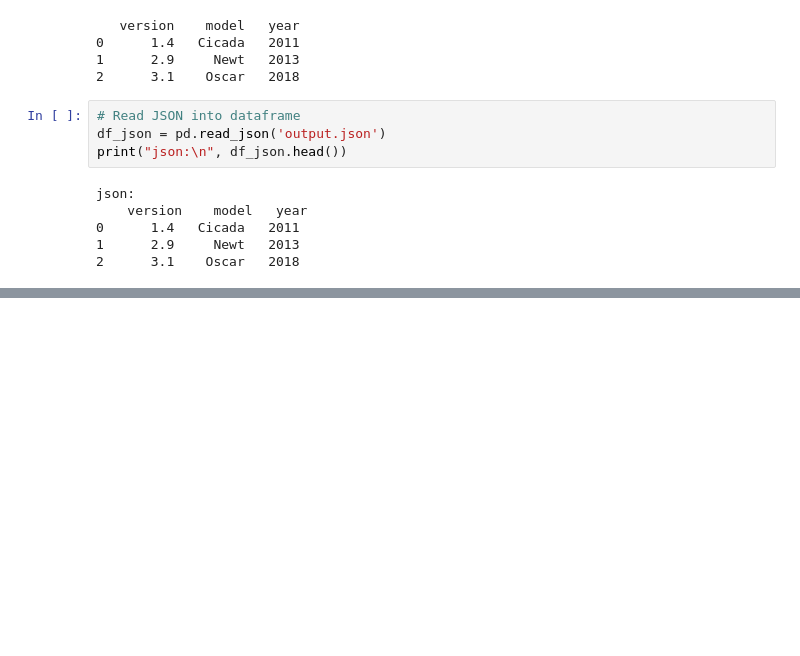
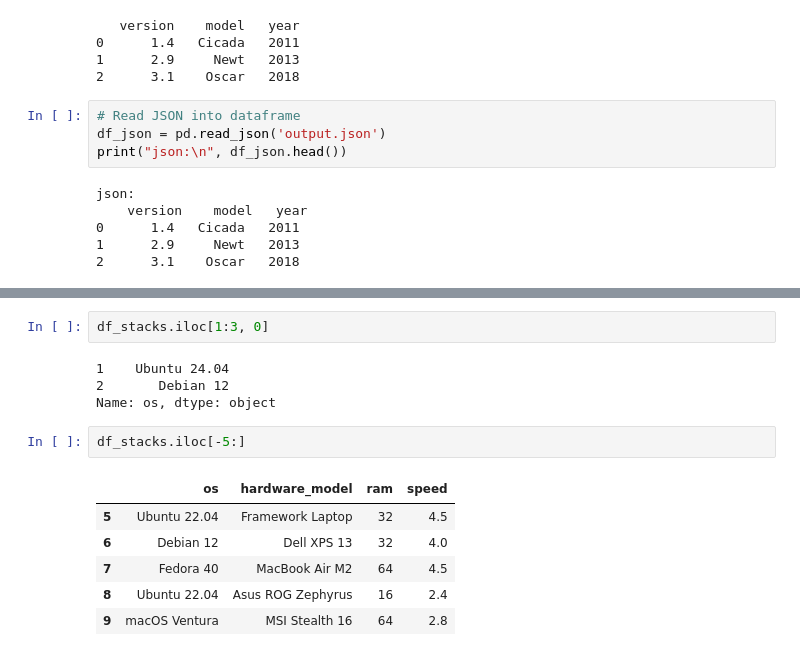
Before and after one commit to rb-thompson/gen-ai, a Jupyter notebook: week-07/pandas_mastery.ipynb, the cells around one changed output, grey strips where cells are left out. Cells and saved outputs as stored; diff of their text form; blank space fills up the shorter version.

```diff
--- a/week-07/pandas_mastery.ipynb
+++ b/week-07/pandas_mastery.ipynb
@@ -356,0 +446,15 @@ Number of unique operating systems: 6
+# %%
+df_stacks.iloc[1:3, 0]
+# %% [output]
+1    Ubuntu 24.04
+2       Debian 12
+Name: os, dtype: object
+# %%
+df_stacks.iloc[-5:]
+# %% [output]
+|  | os | hardware_model | ram | speed |
+| 5 | Ubuntu 22.04 | Framework Laptop | 32 | 4.5 |
+| 6 | Debian 12 | Dell XPS 13 | 32 | 4.0 |
+| 7 | Fedora 40 | MacBook Air M2 | 64 | 4.5 |
+| 8 | Ubuntu 22.04 | Asus ROG Zephyrus | 16 | 2.4 |
+| 9 | macOS Ventura | MSI Stealth 16 | 64 | 2.8 |
```
Also changed, not shown: parts of 28 cells of this notebook, 1 other file.
